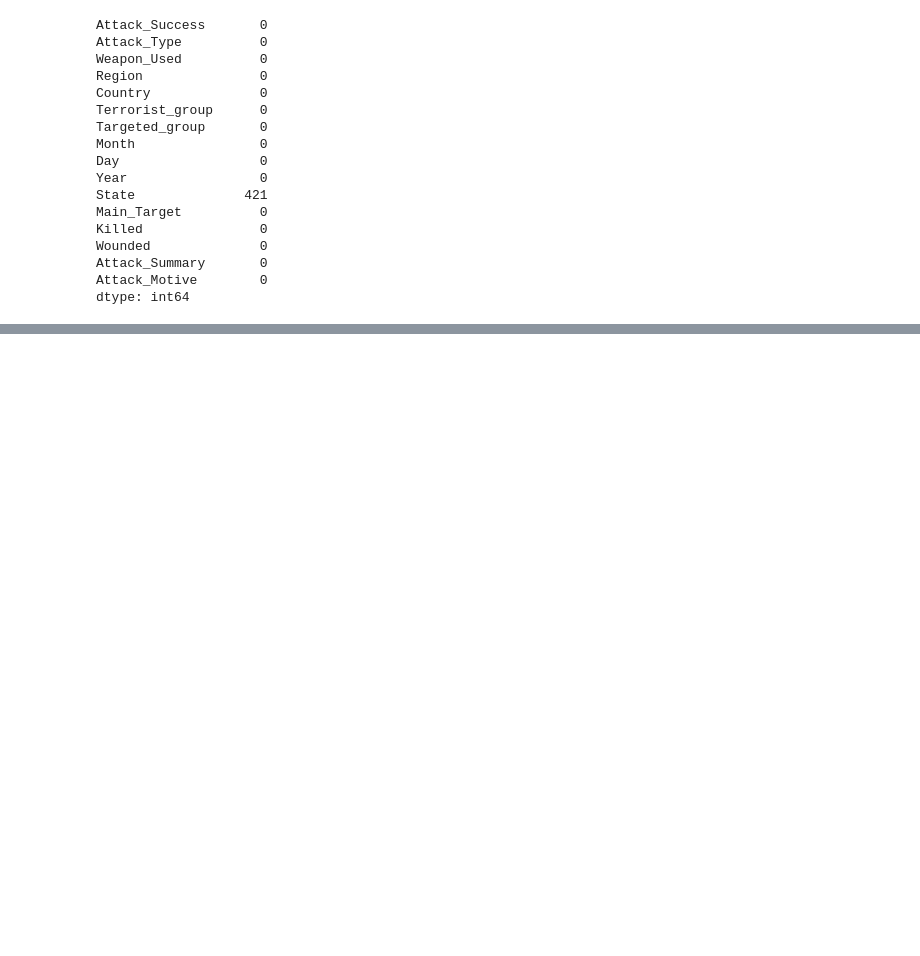
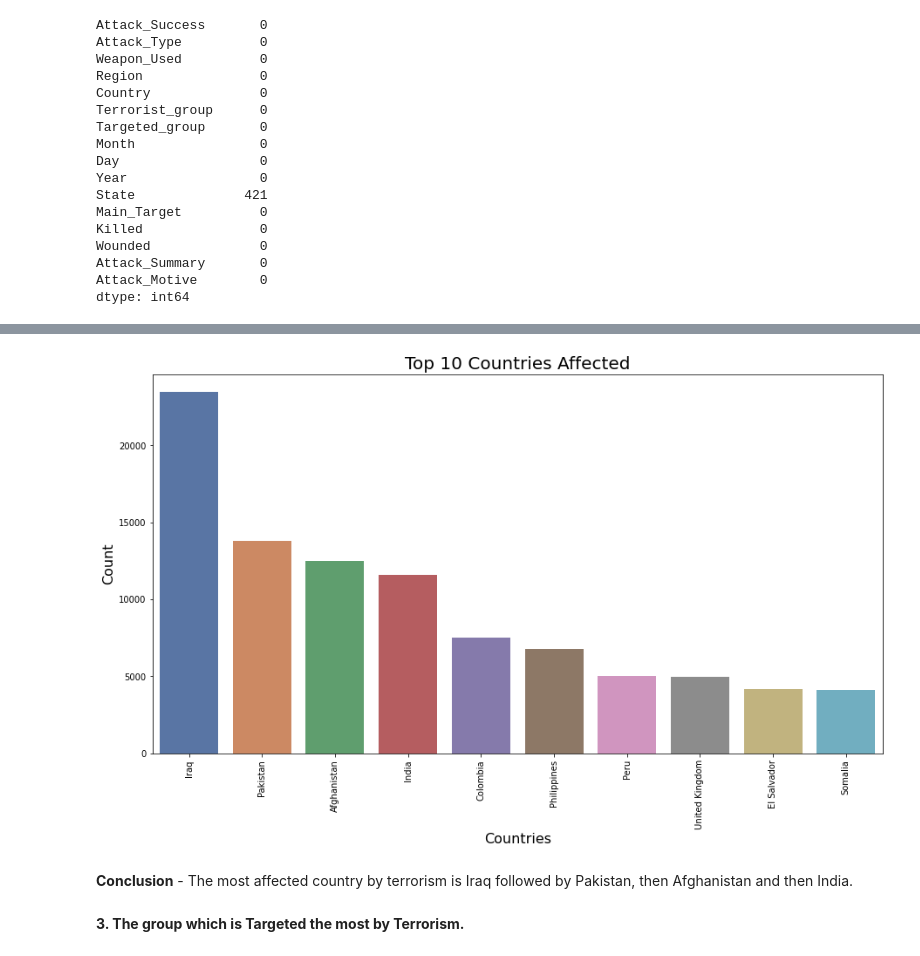
Before and after one commit to aarti-singh22/global-terrorism-analysis, a Jupyter notebook: Global_Terrorism_by_Aarti.ipynb, the cells around one changed output, grey strips where cells are left out. Drawn from its saved outputs; the diff is of its cells as text; code cells hidden in the pictures; blank space fills up the shorter version.

```diff
--- a/Global_Terrorism_by_Aarti.ipynb
+++ b/Global_Terrorism_by_Aarti.ipynb
@@ -428,0 +476,15 @@ dtype: int64
+# %%
+# Plot barchart
+plt.figure(figsize = (15,8))
+sns.barplot(terrorism['Country'].value_counts()[:10].index, terrorism['Country'].value_counts()[:10].values, palette = 'deep')
+plt.title('Top 10 Countries Affected', fontsize = 20)
+plt.xlabel('Countries', fontsize = 16)
+plt.ylabel('Count', fontsize = 16)
+plt.xticks(rotation = 90)
+plt.show()
+# %% [output]
+[figure, added]
+# %% [markdown]
+**Conclusion** - The most affected country by terrorism is Iraq followed by Pakistan, then Afghanistan and then India.
+# %% [markdown]
+**3. The group which is Targeted the most by Terrorism.**
```
Also changed, not shown: parts of 34 cells of this notebook.
